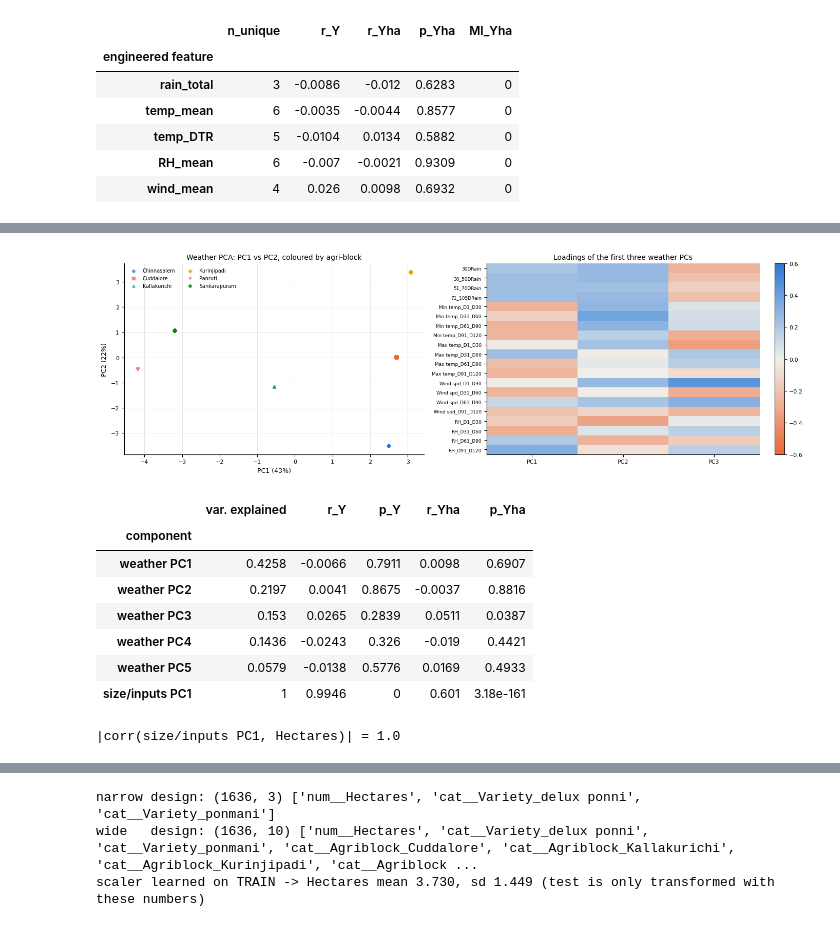
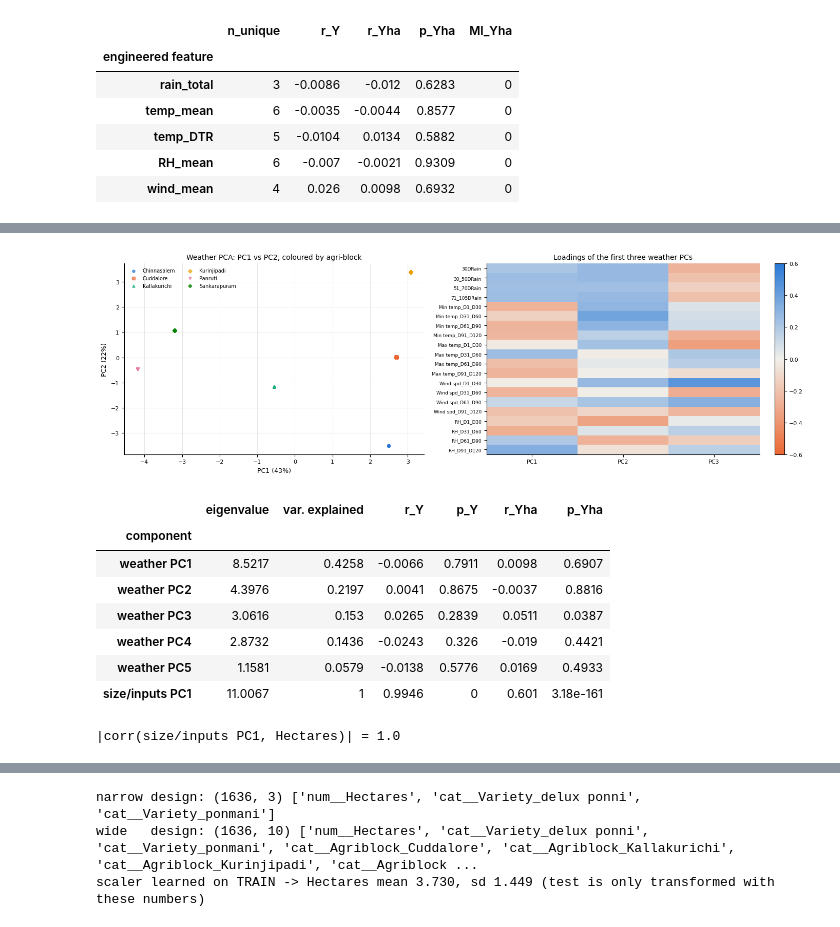
Before and after one commit to phattanaratjeedjeen-sudo/paddy, a Jupyter notebook: src/paddy_ML_regression.ipynb, the cells around one changed output, grey strips where cells are left out. Saved outputs shown, nothing was run; the diff lists cells and outputs as text; code cells hidden in the pictures.

```diff
--- a/src/paddy_ML_regression.ipynb
+++ b/src/paddy_ML_regression.ipynb
@@ -716,28 +659,0 @@ missing-value check on the TEST part (only counts, nothing learned from it): 0
-# %%
-# ---- Experiment: remove 10% of one column at random, impute, compare to the hidden truth ----
-from sklearn.neighbors import KNeighborsRegressor, KNeighborsClassifier
-
-rng = np.random.default_rng(SEED)
-def design_without(col):
-    num = [c for c in NUM if c not in (col, TRASH)]; cats = [c for c in CAT if c != col]      # target and Trash never used to impute
-    Z = pd.concat([tr[num], pd.get_dummies(tr[cats]).astype(float)], axis=1)
-    return (Z - Z.mean()) / Z.std(ddof=0).replace(0, 1)
-rows = []
-for col in ['Hectares', 'Relative Humidity_D31_D60']:
-    truth = tr[col].values.astype(float); mask = rng.random(len(truth)) < 0.10; obs = ~mask; Z = design_without(col)
-    r_true = np.corrcoef(truth, tr[Y])[0, 1]
-    P = {'mean': np.full(mask.sum(), truth[obs].mean()), 'median': np.full(mask.sum(), np.median(truth[obs])),
-         'regression (other columns)': LinearRegression().fit(Z[obs], truth[obs]).predict(Z[mask]),
-         'kNN hot-deck (k=5)': KNeighborsRegressor(5).fit(Z[obs], truth[obs]).predict(Z[mask])}
-    for m, p in P.items():
-        comp = truth.copy(); comp[mask] = p
-        rows.append((col, m, np.sqrt(np.mean((p - truth[mask])**2)), np.sqrt(np.mean((p - truth[mask])**2)) / truth.std(), comp.std() / truth.std(), np.corrcoef(comp, tr[Y])[0, 1] - r_true))
-imp = pd.DataFrame(rows, columns=['column', 'method', 'RMSE', 'RMSE / SD of column', 'SD after / SD true', 'change in corr with target']).set_index(['column', 'method'])
-display(imp)
-rows = []
-for col in ['Agriblock', 'Variety']:
-    truth = tr[col].values; mask = rng.random(len(truth)) < 0.10; obs = ~mask; Z = design_without(col)
-    mode = pd.Series(truth[obs]).mode()[0]
-    rows.append((col, 'mode', np.mean(truth[mask] == mode)))
-    rows.append((col, 'kNN hot-deck (k=5)', np.mean(KNeighborsClassifier(5).fit(Z[obs], truth[obs]).predict(Z[mask]) == truth[mask])))
-display(pd.DataFrame(rows, columns=['column', 'method', 'accuracy on hidden values']).set_index(['column', 'method']))
@@ -1215,31 +1105,31 @@ plt.tight_layout(); plt.show()
 # %%
 Zw = pw.transform(sw.transform(tr[WCOLS])); markers = ['o', 's', '^', 'D', 'v', 'P']; blocks = sorted(tr.Agriblock.unique())
 pal = [BLUE, ORANGE, AQUA, YELLOW, MAGENTA, '#008300']
 fig, ax = plt.subplots(1, 2, figsize=(14, 4.6))
 for b, m, col in zip(blocks, markers, pal):
     s = (tr.Agriblock == b).values; ax[0].scatter(Zw[s, 0], Zw[s, 1], s=14, marker=m, color=col, alpha=.7, label=b)
 ax[0].set(title='Weather PCA: PC1 vs PC2, coloured by agri-block', xlabel=f'PC1 ({pw.explained_variance_ratio_[0]:.0%})', ylabel=f'PC2 ({pw.explained_variance_ratio_[1]:.0%})'); ax[0].legend(ncol=2, fontsize=7)
 L = pd.DataFrame(pw.components_[:3].T, index=[short(c) for c in WCOLS], columns=['PC1', 'PC2', 'PC3'])
 im = ax[1].imshow(L.values, cmap=cmap, vmin=-.6, vmax=.6, aspect='auto'); ax[1].set_yticks(range(len(L))); ax[1].set_yticklabels(L.index, fontsize=6.5); ax[1].set_xticks(range(3)); ax[1].set_xticklabels(L.columns); ax[1].grid(False)
 ax[1].set_title('Loadings of the first three weather PCs'); plt.colorbar(im, ax=ax[1], fraction=.04); plt.tight_layout(); plt.show()
 # Do the PCs relate to the target? (PCA never looked at y)
 def r_p(x, y): return np.corrcoef(x, y)[0, 1], f_regression(np.asarray(x).reshape(-1, 1), y)[1][0]
 kw = k_for(pw, .95); rows = []
 for j in range(kw):
-    rows.append((f'weather PC{j+1}', pw.explained_variance_ratio_[j], r_p(Zw[:, j], tr[Y])[0], r_p(Zw[:, j], tr[Y])[1], r_p(Zw[:, j], tr[Y2])[0], r_p(Zw[:, j], tr[Y2])[1]))
-Zi = pi.transform(si.transform(tr[ICOLS])); rows.append(('size/inputs PC1', pi.explained_variance_ratio_[0], r_p(Zi[:, 0], tr[Y])[0], r_p(Zi[:, 0], tr[Y])[1], r_p(Zi[:, 0], tr[Y2])[0], r_p(Zi[:, 0], tr[Y2])[1]))
-display(pd.DataFrame(rows, columns=['component', 'var. explained', 'r_Y', 'p_Y', 'r_Yha', 'p_Yha']).set_index('component'))
+    rows.append((f'weather PC{j+1}', pw.explained_variance_[j], pw.explained_variance_ratio_[j], r_p(Zw[:, j], tr[Y])[0], r_p(Zw[:, j], tr[Y])[1], r_p(Zw[:, j], tr[Y2])[0], r_p(Zw[:, j], tr[Y2])[1]))
+Zi = pi.transform(si.transform(tr[ICOLS])); rows.append(('size/inputs PC1', pi.explained_variance_[0], pi.explained_variance_ratio_[0], r_p(Zi[:, 0], tr[Y])[0], r_p(Zi[:, 0], tr[Y])[1], r_p(Zi[:, 0], tr[Y2])[0], r_p(Zi[:, 0], tr[Y2])[1]))
+display(pd.DataFrame(rows, columns=['component', 'eigenvalue', 'var. explained', 'r_Y', 'p_Y', 'r_Yha', 'p_Yha']).set_index('component'))
 print('|corr(size/inputs PC1, Hectares)| =', abs(np.corrcoef(Zi[:, 0], tr.Hectares)[0, 1]).round(6))
 # %% [output]
 [figure]
-|  | var. explained | r_Y | p_Y | r_Yha | p_Yha |
-| component |  |  |  |  |  |
-| weather PC1 | 0.4258 | -0.0066 | 0.7911 | 0.0098 | 0.6907 |
-| weather PC2 | 0.2197 | 0.0041 | 0.8675 | -0.0037 | 0.8816 |
-| weather PC3 | 0.153 | 0.0265 | 0.2839 | 0.0511 | 0.0387 |
-| weather PC4 | 0.1436 | -0.0243 | 0.326 | -0.019 | 0.4421 |
-| weather PC5 | 0.0579 | -0.0138 | 0.5776 | 0.0169 | 0.4933 |
-| size/inputs PC1 | 1 | 0.9946 | 0 | 0.601 | 3.18e-161 |
+|  | eigenvalue | var. explained | r_Y | p_Y | r_Yha | p_Yha |
+| component |  |  |  |  |  |  |
+| weather PC1 | 8.5217 | 0.4258 | -0.0066 | 0.7911 | 0.0098 | 0.6907 |
+| weather PC2 | 4.3976 | 0.2197 | 0.0041 | 0.8675 | -0.0037 | 0.8816 |
+| weather PC3 | 3.0616 | 0.153 | 0.0265 | 0.2839 | 0.0511 | 0.0387 |
+| weather PC4 | 2.8732 | 0.1436 | -0.0243 | 0.326 | -0.019 | 0.4421 |
+| weather PC5 | 1.1581 | 0.0579 | -0.0138 | 0.5776 | 0.0169 | 0.4933 |
+| size/inputs PC1 | 11.0067 | 1 | 0.9946 | 0 | 0.601 | 3.18e-161 |
 |corr(size/inputs PC1, Hectares)| = 1.0
 # %% [markdown]
 ### 11.3 Discussion — feature extraction
```
Also changed, not shown: parts of 59 cells of this notebook, 2 other files.
